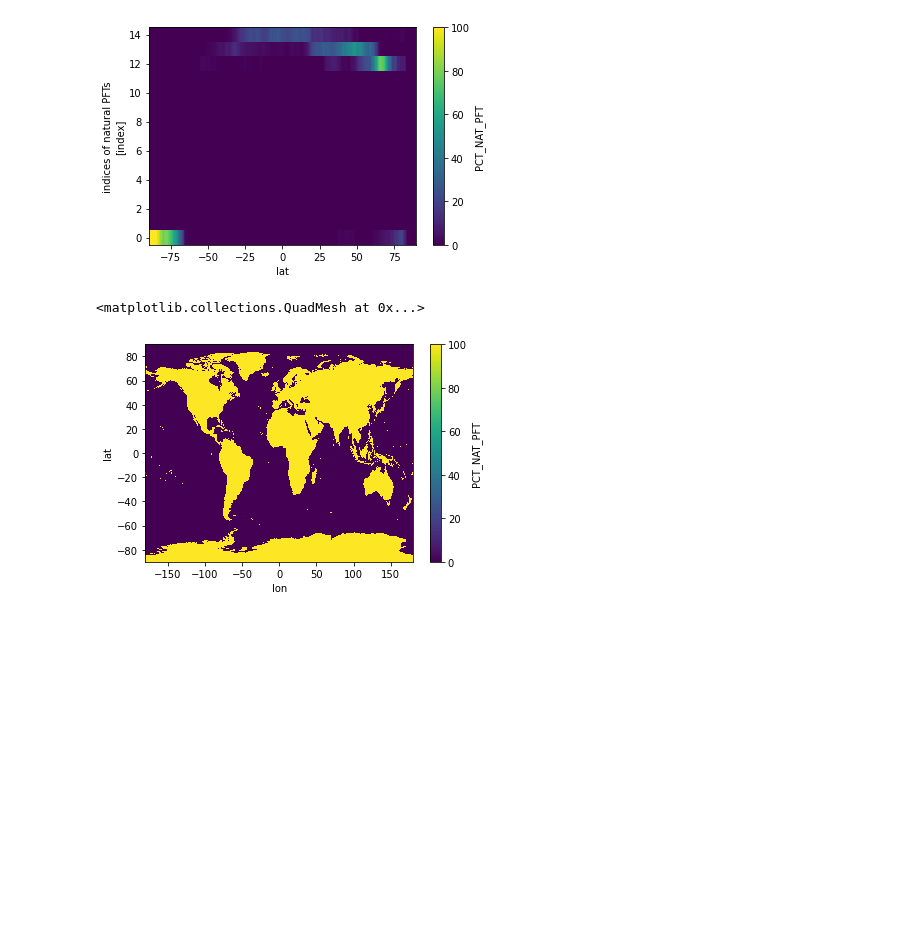
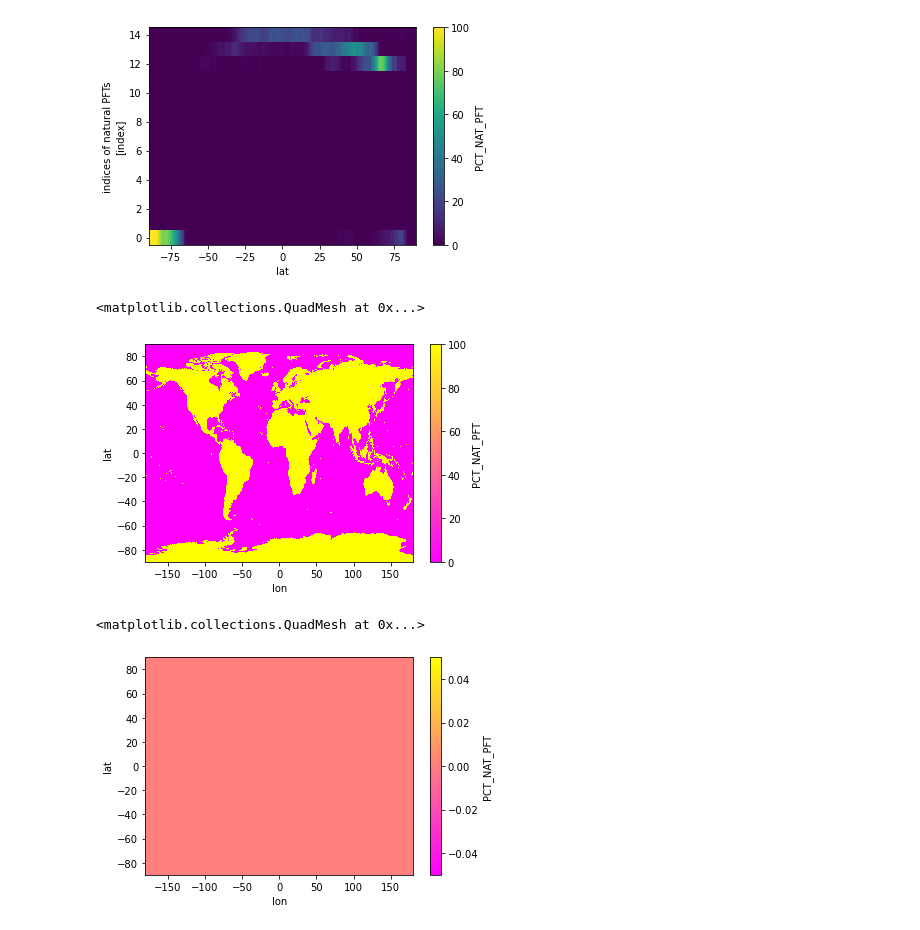
Before and after one commit to ckoven/clm_landusedata, a Jupyter notebook: clm_landusedata.ipynb, the cells around one changed output. Cells and saved outputs as stored; diff of their text form; code cells hidden in the pictures; blank space fills up the shorter version.

```diff
--- a/clm_landusedata.ipynb
+++ b/clm_landusedata.ipynb
@@ -67,7 +87,12 @@ fin2.PCT_NAT_PFT.mean(dim='lon').plot()
 <matplotlib.collections.QuadMesh at 0x...>
 [figure]
 # %%
-fin1.PCT_NAT_PFT.sum(dim='natpft').plot()
+fin1.PCT_NAT_PFT.sum(dim='natpft').plot(cmap=cmap)
 # %% [output]
 <matplotlib.collections.QuadMesh at 0x...>
-[figure, old version]
+[figure, new version]
+# %%
+((fin1.PCT_NAT_PFT.sum(dim='natpft') > 0.00001) * (fin2.PCT_NAT_PFT.sum(dim='natpft') < 99.99999)).plot(cmap=cmap)
+# %% [output]
+<matplotlib.collections.QuadMesh at 0x...>
+[figure, added]
```
Also changed, not shown: parts of 23 cells of this notebook.
